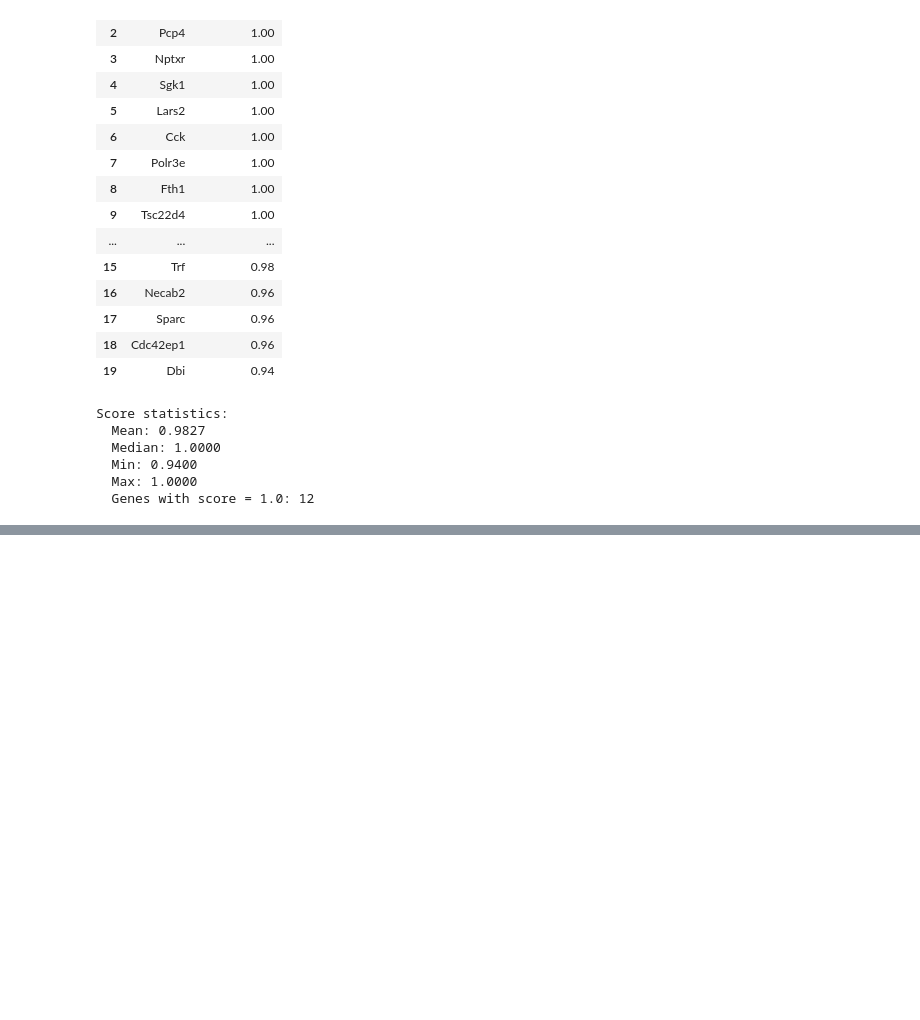
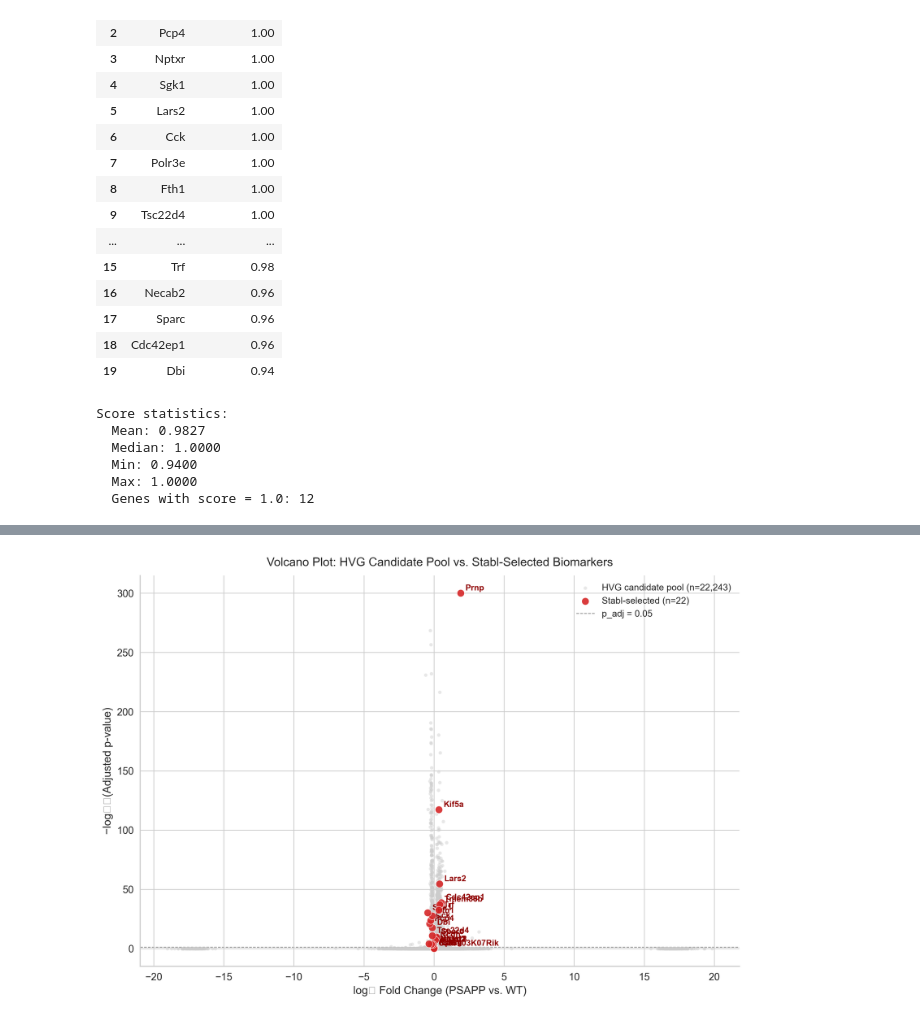
Before and after one commit to ShaunFChen/spatial-microckg-agent, a Jupyter notebook: notebooks/02_Stabl_Feature_Selection.ipynb, the cells around one changed output, grey strips where cells are left out. Cells and saved outputs as stored; diff of their text form; code cells hidden in the pictures; blank space fills up the shorter version.

```diff
--- a/notebooks/02_Stabl_Feature_Selection.ipynb
+++ b/notebooks/02_Stabl_Feature_Selection.ipynb
@@ -47,6 +48,7 @@ from src.spatial_pipeline import load_adata, run_stabl_cached
 
 DATA_PROCESSED = PROJECT_ROOT / "data" / "processed"
 CACHE_DIR = PROJECT_ROOT / "cache"
+ASSETS_DIR = PROJECT_ROOT / "assets"
 
 print("Imports ready.")
 # %% [output]
@@ -168,0 +177,86 @@ The 22 Stabl-certified genes were selected without any prior bias toward classic
+# %%
+import scanpy as sc
+import numpy as np
+import matplotlib.pyplot as plt
+import matplotlib.patches as mpatches
+from IPython.display import Image, display
+
+from src.spatial_pipeline import remap_condition_labels, set_plot_defaults
+
+set_plot_defaults(fontsize=12, dpi=300)
+
+# Build condition_label column ("WT" / "PSAPP (AD)") on a working copy
+adata_v = adata.copy()
+remap_condition_labels(adata_v)
+
+# Compute HVGs on the working copy if not already present
+if "highly_variable" not in adata_v.var.columns:
+    sc.pp.highly_variable_genes(adata_v, n_top_genes=2000, flavor="seurat_v3", subset=False)
+
+adata_hvg = adata_v[:, adata_v.var["highly_variable"]].copy()
+
+# Run Wilcoxon rank-sum DE: PSAPP (AD) vs WT on the HVG candidate pool
+sc.tl.rank_genes_groups(
+    adata_hvg,
+    groupby="condition_label",
+    groups=["PSAPP (AD)"],
+    reference="WT",
+    method="wilcoxon",
+    key_added="wilcoxon_de",
+)
+
+de_df = sc.get.rank_genes_groups_df(adata_hvg, group="PSAPP (AD)", key="wilcoxon_de")
+de_df = de_df.rename(columns={"names": "gene", "logfoldchanges": "log2FC", "pvals_adj": "pval_adj"})
+de_df["pval_adj"] = de_df["pval_adj"].clip(lower=1e-300)
+de_df["neg_log10_pval"] = -np.log10(de_df["pval_adj"])
+de_df["is_stabl"] = de_df["gene"].isin(set(stabl_result["selected_genes"]))
+
+# --------------------------------------------------------------------------
+# Volcano Plot
+# --------------------------------------------------------------------------
+fig, ax = plt.subplots(figsize=(10, 7))
+fig.patch.set_facecolor("white")
+
+# Background: full HVG candidate pool (non-Stabl)
+bg = de_df[~de_df["is_stabl"]]
+ax.scatter(bg["log2FC"], bg["neg_log10_pval"], s=14, alpha=0.45, c="#CCCCCC",
+           linewidths=0, label=f"HVG candidate pool (n={len(bg):,})", zorder=1)
+
+# Foreground: Stabl-selected genes
+fg = de_df[de_df["is_stabl"]]
+ax.scatter(fg["log2FC"], fg["neg_log10_pval"], s=65, alpha=0.9, c="#D62728",
+           linewidths=0.5, edgecolors="white", label=f"Stabl-selected (n={len(fg)})", zorder=5)
+
+# Annotate Stabl gene names
+for _, row in fg.iterrows():
+    ax.annotate(
+        row["gene"],
+        xy=(row["log2FC"], row["neg_log10_pval"]),
+        xytext=(5, 3),
+        textcoords="offset points",
+        fontsize=9,
+        color="#900000",
+        fontweight="bold",
+    )
+
+# Reference lines
+pval_threshold = -np.log10(0.05)
+ax.axhline(pval_threshold, color="#888888", linestyle="--", linewidth=0.8, zorder=0,
+           label="p_adj = 0.05")
+ax.axvline(0, color="#888888", linestyle="-", linewidth=0.6, zorder=0)
+
+ax.set_xlabel("log₂ Fold Change (PSAPP vs. WT)", fontsize=12)
+ax.set_ylabel("−log₁₀(Adjusted p-value)", fontsize=12)
+ax.set_title("Volcano Plot: HVG Candidate Pool vs. Stabl-Selected Biomarkers", fontsize=13, pad=10)
+ax.legend(frameon=False, fontsize=10)
+ax.spines[["top", "right"]].set_visible(False)
+
+plt.tight_layout()
+vol_path = ASSETS_DIR / "volcano_stabl.png"
+ASSETS_DIR.mkdir(parents=True, exist_ok=True)
+fig.savefig(vol_path, dpi=300, bbox_inches="tight")
+plt.close(fig)
+display(Image(filename=str(vol_path), width=650))
+print(f"Volcano plot saved → {vol_path}")
+# %% [output]
+[figure, added]
```
Also changed, not shown: parts of 5 cells of this notebook, 10 other files.
